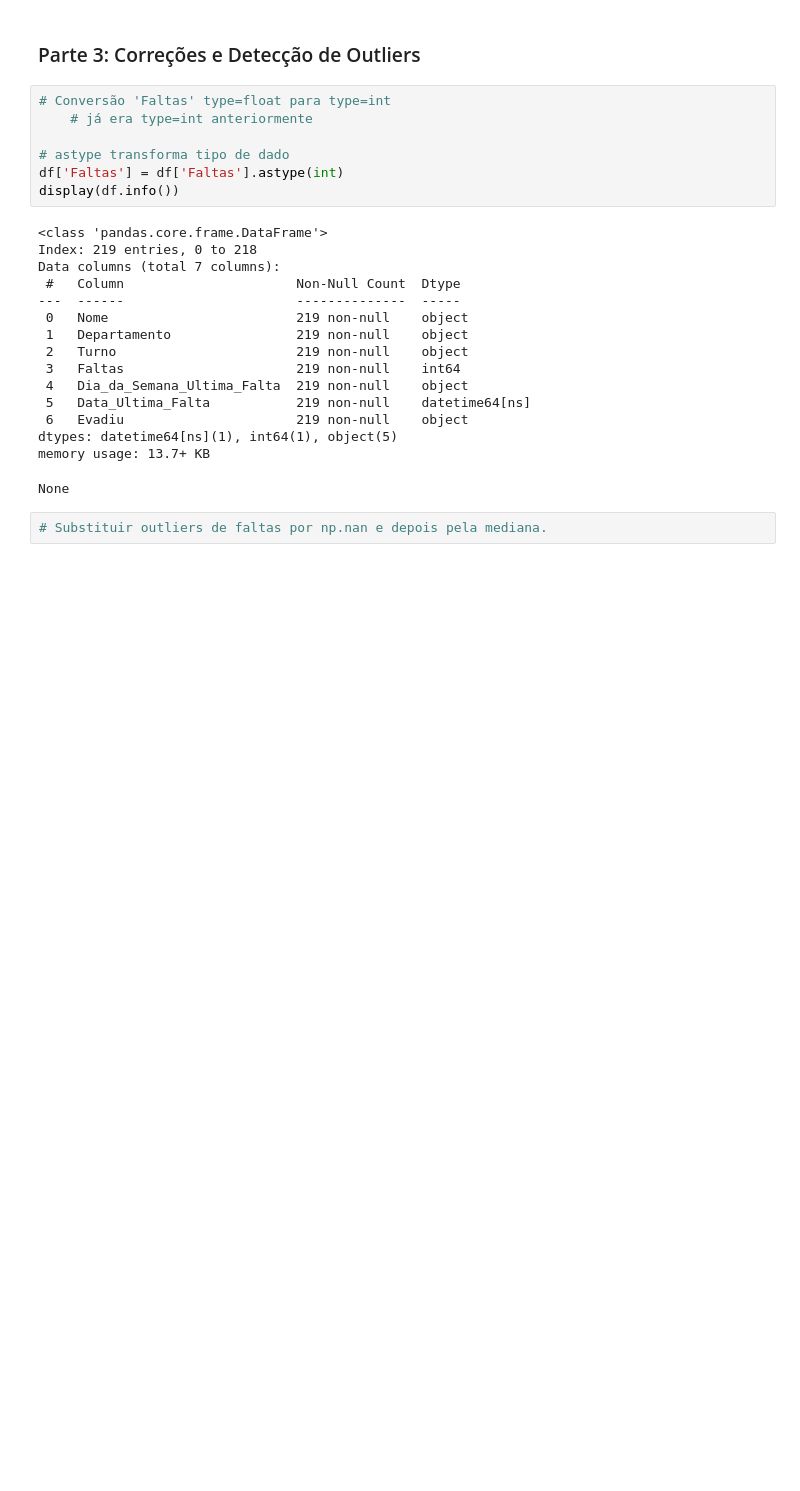
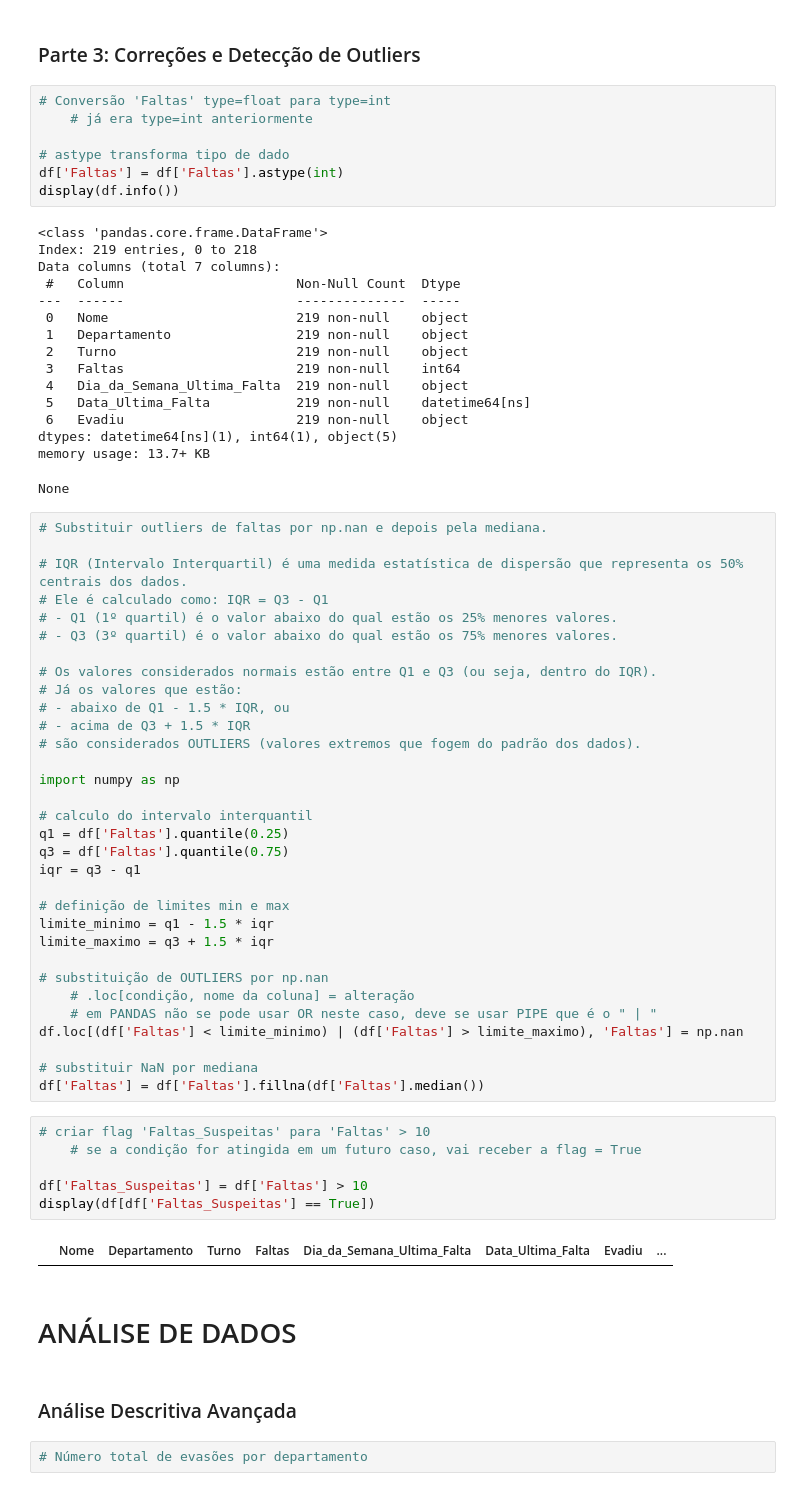
Before and after one commit to IIIgorMoura/PY-tratamento_analise_dados2, a Jupyter notebook: main.ipynb, the cells around one changed output. Cells and saved outputs as stored; diff of their text form; blank space fills up the shorter version.

Commit message:
fim tratamento de dados

```diff
--- a/main.ipynb
+++ b/main.ipynb
@@ -210,3 +201,47 @@ memory usage: 13.7+ KB
 None
 # %%
 # Substituir outliers de faltas por np.nan e depois pela mediana.
+
+# IQR (Intervalo Interquartil) é uma medida estatística de dispersão que representa os 50% centrais dos dados.
+# Ele é calculado como: IQR = Q3 - Q1
+# - Q1 (1º quartil) é o valor abaixo do qual estão os 25% menores valores.
+# - Q3 (3º quartil) é o valor abaixo do qual estão os 75% menores valores.
+
+# Os valores considerados normais estão entre Q1 e Q3 (ou seja, dentro do IQR).
+# Já os valores que estão:
+# - abaixo de Q1 - 1.5 * IQR, ou
+# - acima de Q3 + 1.5 * IQR
+# são considerados OUTLIERS (valores extremos que fogem do padrão dos dados).
+
+import numpy as np
+
+# calculo do intervalo interquantil
+q1 = df['Faltas'].quantile(0.25)
+q3 = df['Faltas'].quantile(0.75)
+iqr = q3 - q1
+
+# definição de limites min e max
+limite_minimo = q1 - 1.5 * iqr
+limite_maximo = q3 + 1.5 * iqr
+
+# substituição de OUTLIERS por np.nan
+    # .loc[condição, nome da coluna] = alteração
+    # em PANDAS não se pode usar OR neste caso, deve se usar PIPE que é o " | "
+df.loc[(df['Faltas'] < limite_minimo) | (df['Faltas'] > limite_maximo), 'Faltas'] = np.nan
+
+# substituir NaN por mediana
+df['Faltas'] = df['Faltas'].fillna(df['Faltas'].median())
+# %%
+# criar flag 'Faltas_Suspeitas' para 'Faltas' > 10
+    # se a condição for atingida em um futuro caso, vai receber a flag = True
+
+df['Faltas_Suspeitas'] = df['Faltas'] > 10
+display(df[df['Faltas_Suspeitas'] == True])
+# %% [output]
+|  | Nome | Departamento | Turno | Faltas | Dia_da_Semana_Ultima_Falta | Data_Ultima_Falta | Evadiu | ... |
+# %% [markdown]
+# ANÁLISE DE DADOS
+# %% [markdown]
+### Análise Descritiva Avançada
+# %%
+# Número total de evasões por departamento
```
Also changed, not shown: parts of 3 cells of this notebook.
